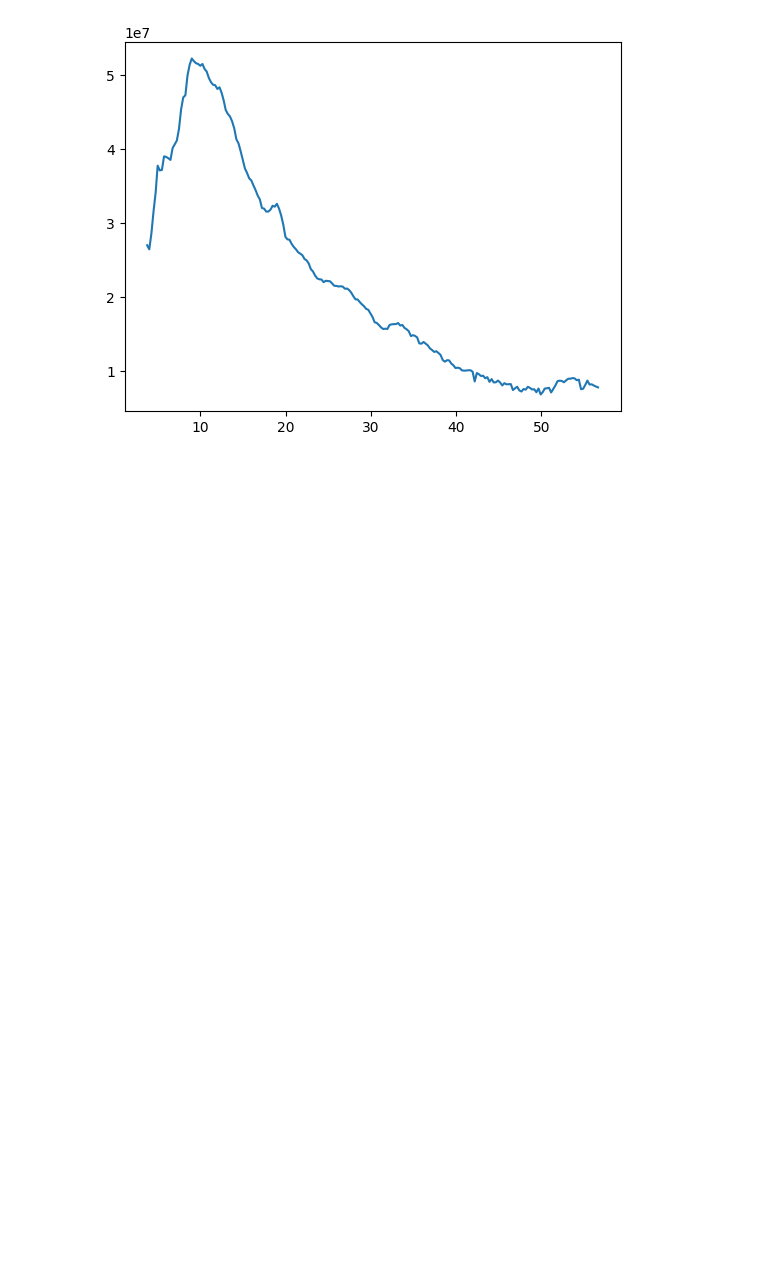
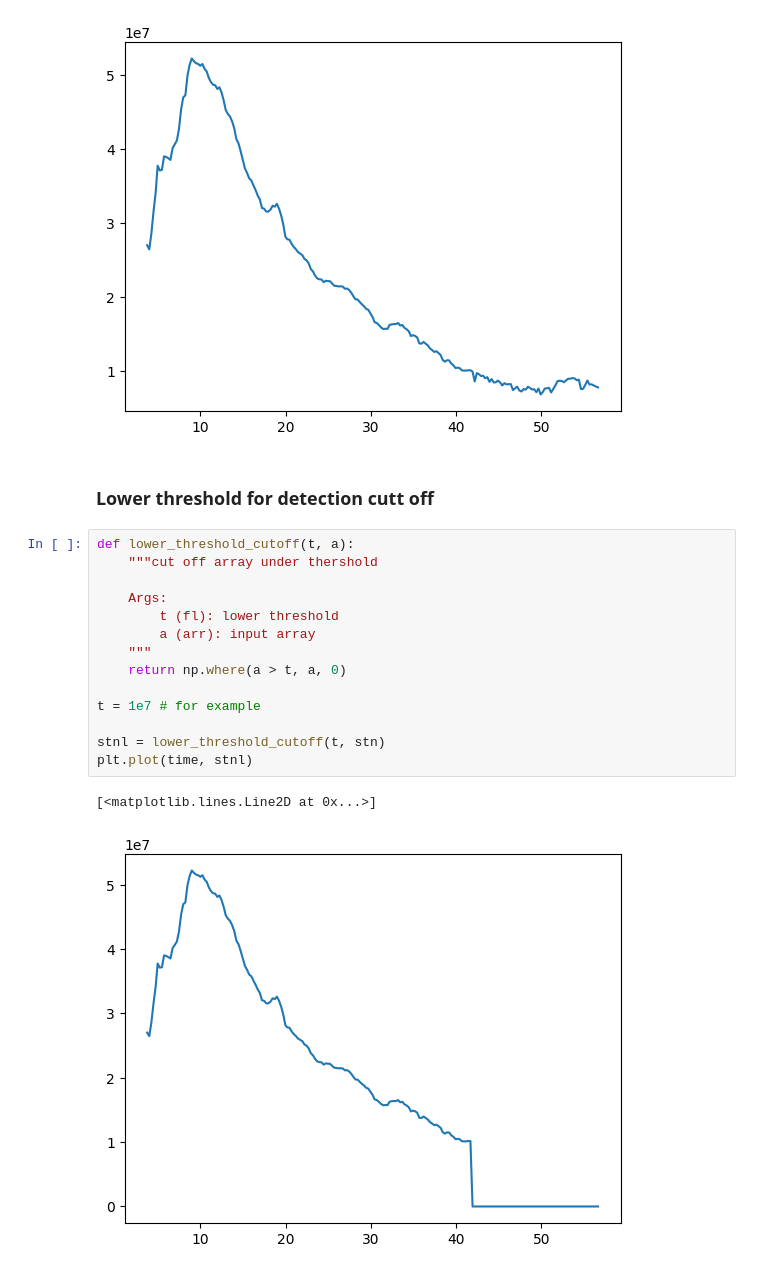
Before and after one commit to demichieldewilde/solar-flares, a Jupyter notebook: data/optimal_width/test_run.ipynb, the cells around one changed output. Saved outputs shown, nothing was run; the diff lists cells and outputs as text; blank space fills up the shorter version.

```diff
--- a/data/optimal_width/test_run.ipynb
+++ b/data/optimal_width/test_run.ipynb
@@ -256,3 +260,22 @@ plt.plot(time, stn)
 # %% [output]
 [<matplotlib.lines.Line2D at 0x...>]
 [figure]
+# %% [markdown]
+### Lower threshold for detection cutt off
+# %%
+def lower_threshold_cutoff(t, a):
+    """cut off array under thershold
+
+    Args:
+        t (fl): lower threshold
+        a (arr): input array
+    """
+    return np.where(a > t, a, 0)
+
+t = 1e7 # for example
+
+stnl = lower_threshold_cutoff(t, stn)
+plt.plot(time, stnl)
+# %% [output]
+[<matplotlib.lines.Line2D at 0x...>]
+[figure, added]
```
Also changed, not shown: parts of 6 cells of this notebook.
